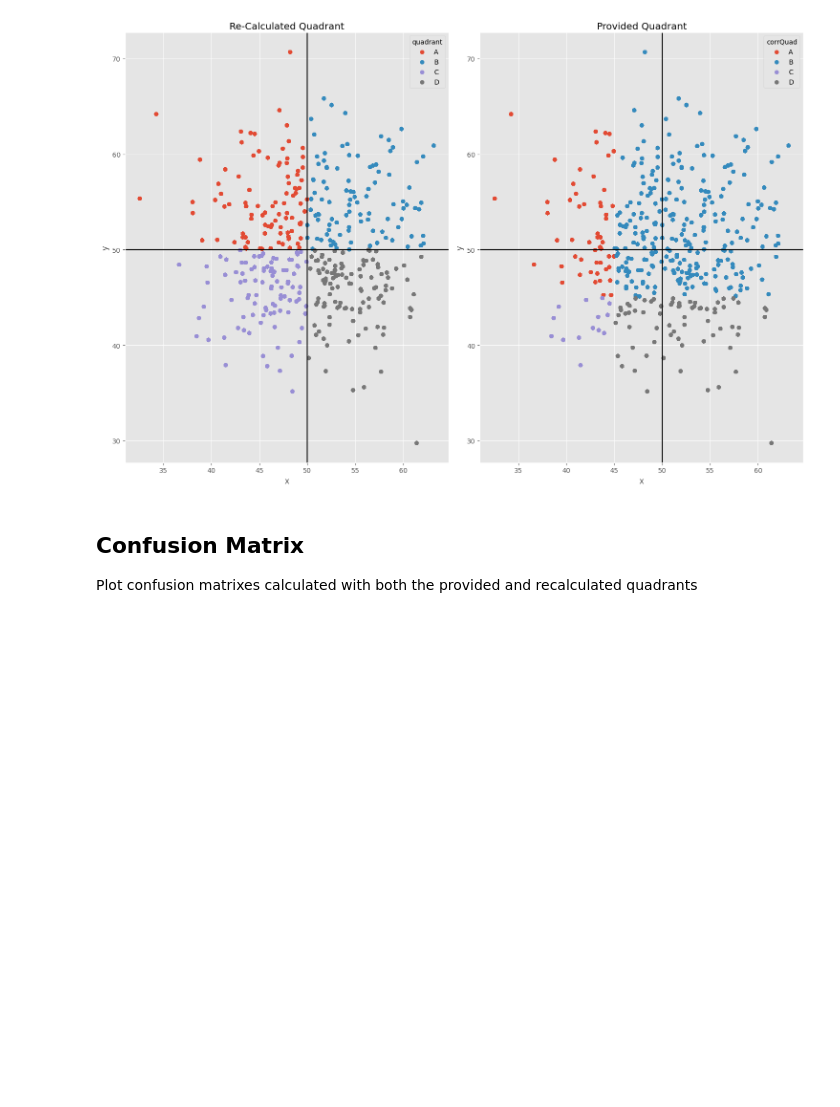
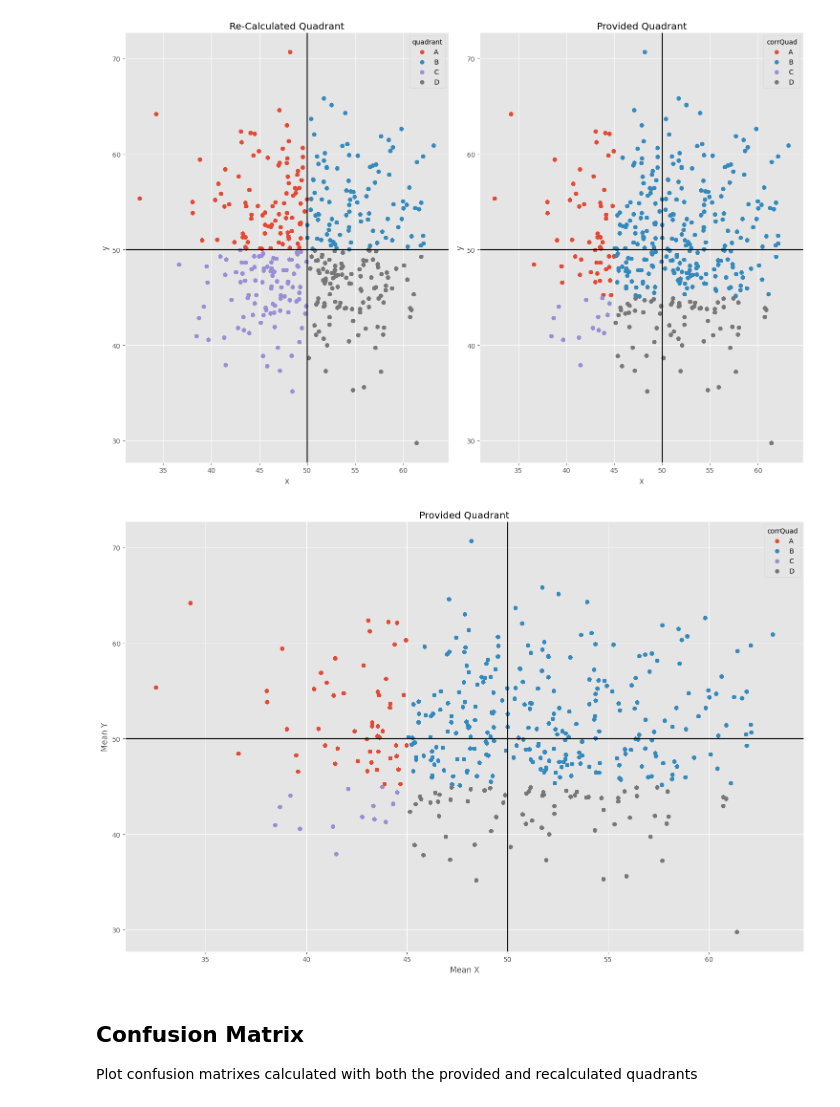
Before and after one commit to murrayrodney/Visual-Inference, a Jupyter notebook: notebooks/EDA.ipynb, the cells around one changed output. Saved outputs shown, nothing was run; the diff lists cells and outputs as text; code cells hidden in the pictures; blank space fills up the shorter version.

```diff
--- a/notebooks/EDA.ipynb
+++ b/notebooks/EDA.ipynb
@@ -127,6 +136,17 @@ ax2.set_title('Provided Quadrant')
 plt.show()
 # %% [output]
 [figure]
+# %%
+fig, ax = plt.subplots(1, 1, figsize=(15,10), tight_layout=True)
+sns.scatterplot(data=df_comb.sort_values('corrQuad'), x='x', y='y', hue='corrQuad', linewidth=0, ax=ax)
+ax.axhline(50, color='black')
+ax.axvline(50, color='black')
+ax.set_title('Provided Quadrant')
+ax.set_xlabel('Mean X')
+ax.set_ylabel('Mean Y')
+plt.show()
+# %% [output]
+[figure, added]
 # %% [markdown]
 ## Confusion Matrix
 
```
Also changed, not shown: parts of 1 cell of this notebook.
